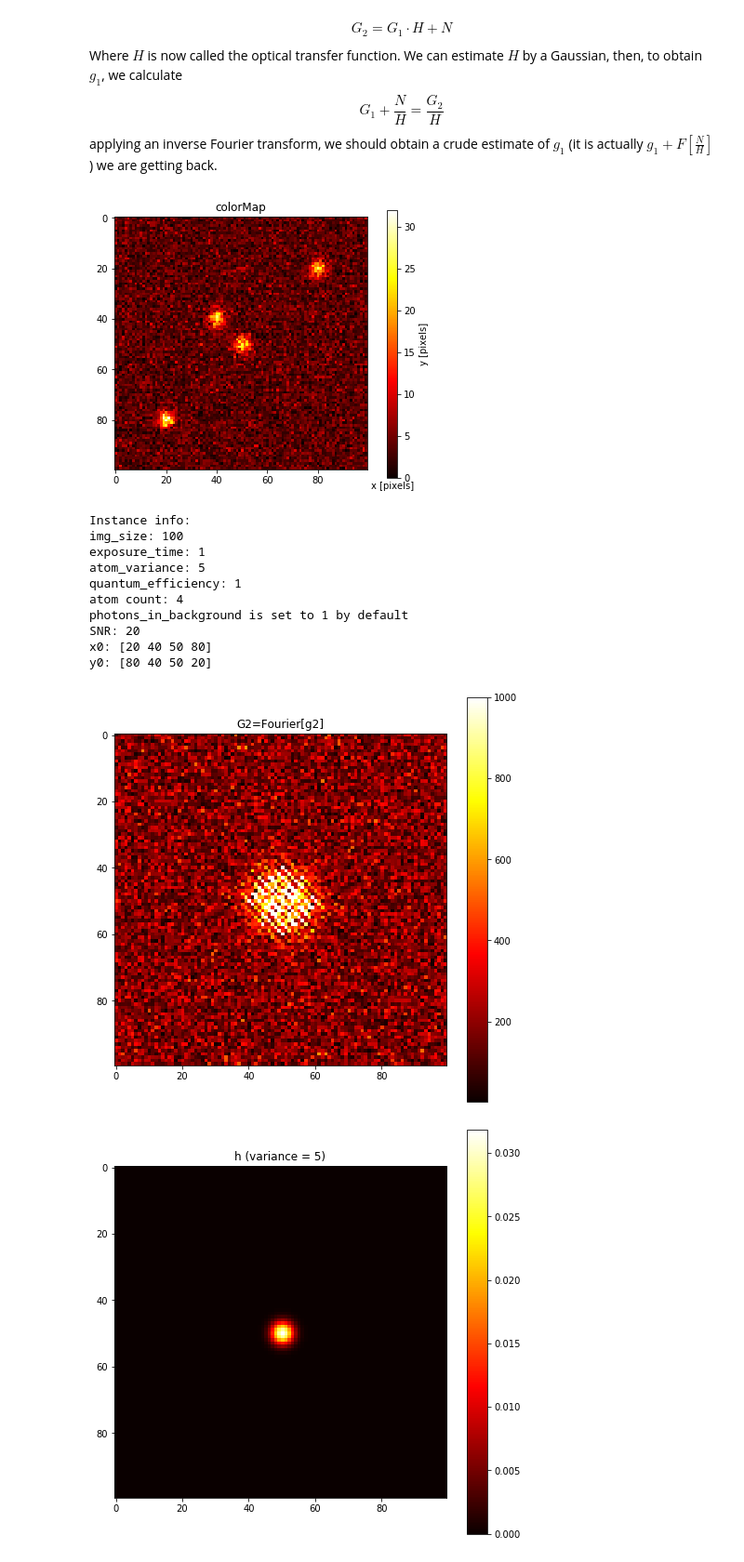
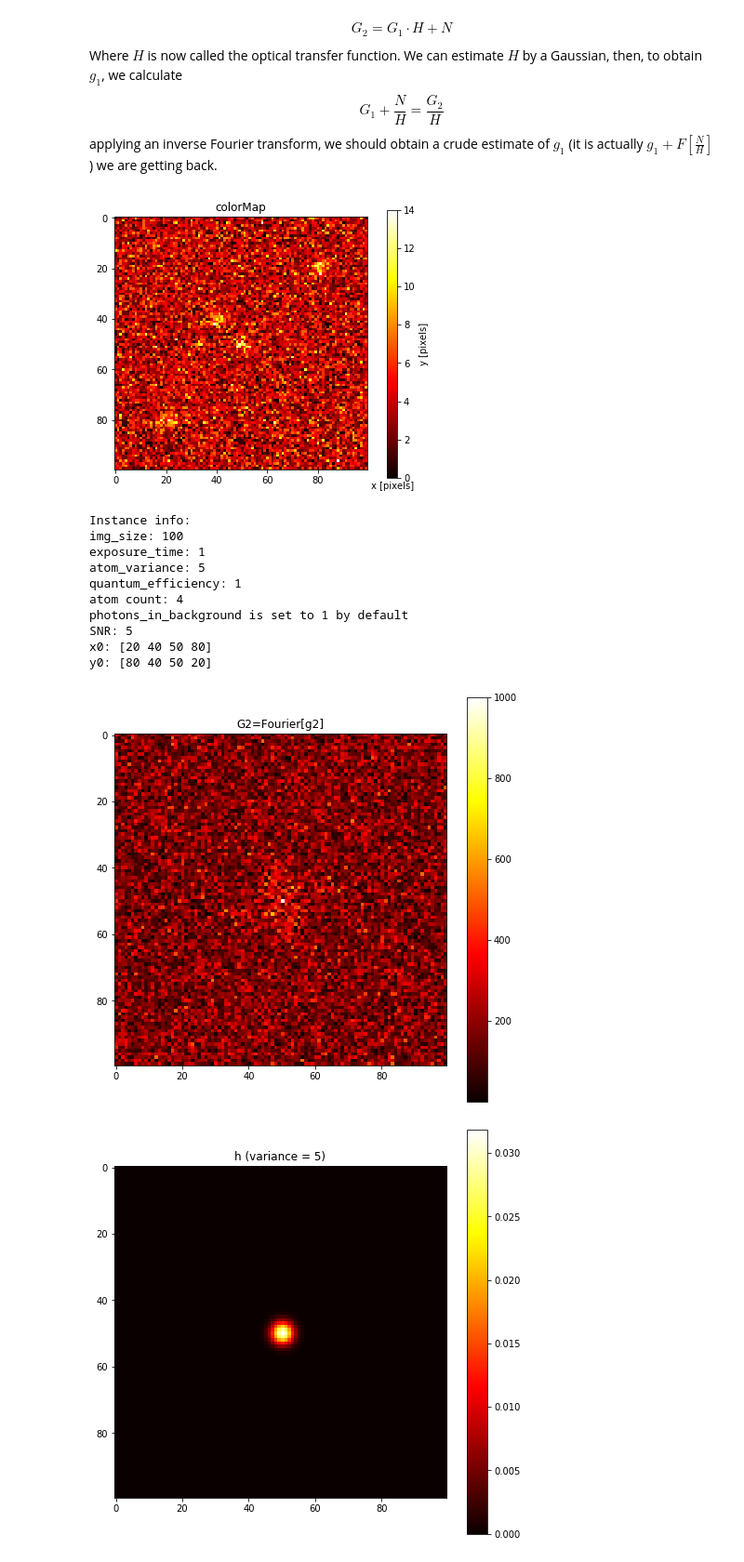
Before and after one commit to cliulinnaeus/AtomDetection, a Jupyter notebook: preprocessing/deconv_test2.ipynb, the cells around one changed output. Shown at 93% size. Drawn from its saved outputs; the diff is of its cells as text; code cells hidden in the pictures.

```diff
--- a/preprocessing/deconv_test2.ipynb
+++ b/preprocessing/deconv_test2.ipynb
@@ -161,15 +157,15 @@ $$G_1 + \frac{N}{H} = \frac{G_2}{H}$$
 applying an inverse Fourier transform, we should obtain a crude estimate of $g_1$ (it is actually $g_1 + F[\frac{N}{H}]$) we are getting back.
 # %%
 img_size = 100
-SNR = 20
+SNR = 5
 sim = simulator(img_size, 1)
 x0 = np.array([20, 40, 50, 80])
 y0 = np.array([80, 40, 50, 20])
 # x0 = x0[0]
 # y0 = y0[0]
 g2 = sim.create_simulation_from_SNR(x0, y0, SNR, verbose=True)
 # %% [output]
-[figure, old version]
+[figure, new version]
 Instance info:
 img_size: 100
 exposure_time: 1
@@ -177,7 +173,7 @@ atom_variance: 5
 quantum_efficiency: 1
 atom count: 4
 photons_in_background is set to 1 by default
-SNR: 20
+SNR: 5
 x0: [20 40 50 80]
 y0: [80 40 50 20]
 # %%
@@ -190,7 +186,7 @@ plt.imshow(np.abs(np.fft.fftshift(G2)), cmap='hot', vmax=1000)
 plt.colorbar()
 plt.show()
 # %% [output]
-[figure, old version]
+[figure, new version]
 # %%
 # sss = np.fft.ifft2(G2)
 # plt.imshow(np.abs(sss), cmap='hot')
```
Also changed, not shown: parts of 4 cells of this notebook, 8 other files.
